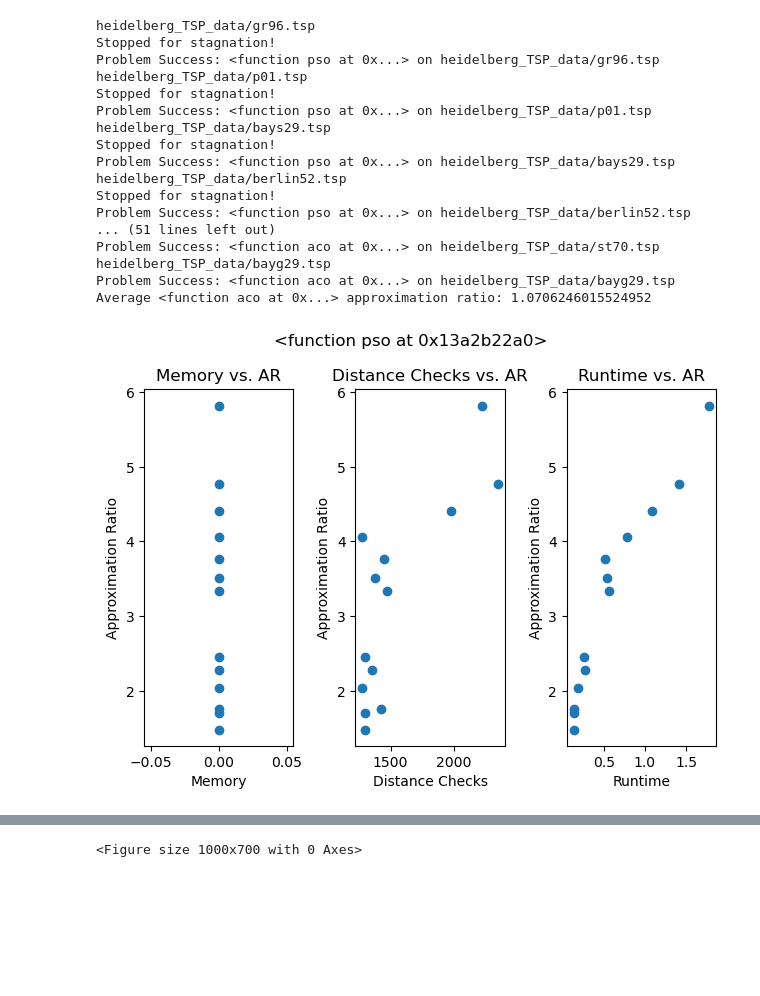
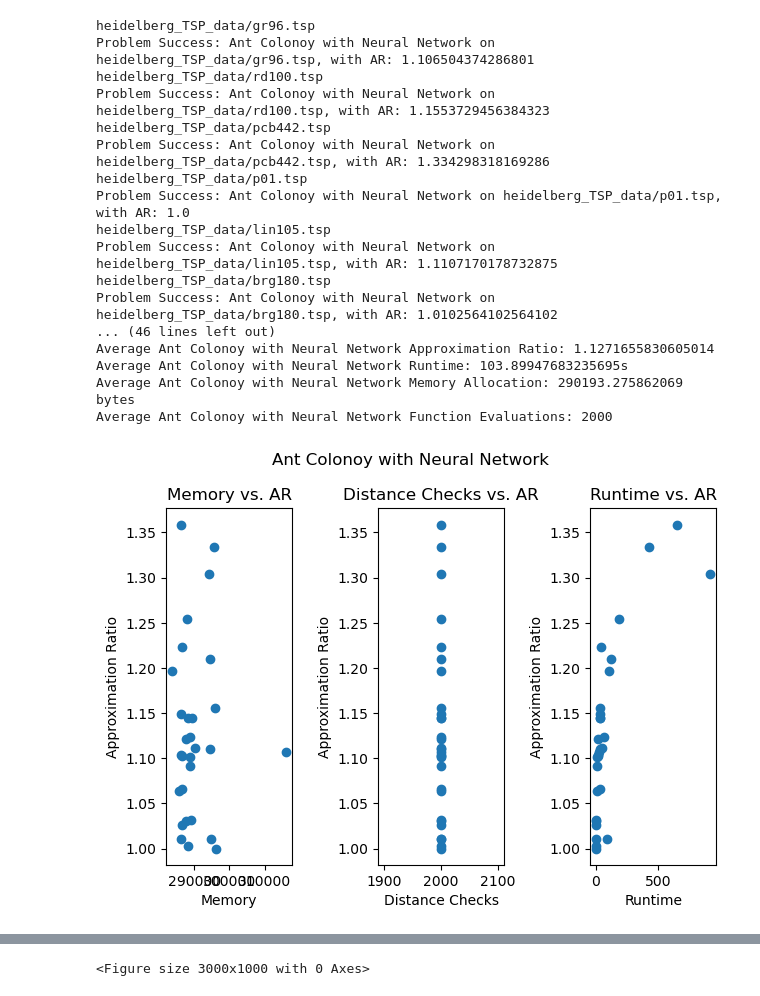
Before and after one commit to conorwell/neural_tsp, a Jupyter notebook: tsp_testing.ipynb, the cells around one changed output, grey strips where cells are left out. Saved outputs shown, nothing was run; the diff lists cells and outputs as text; code cells hidden in the pictures; blank space fills up the shorter version.

Commit message:
completed testing, all integrations, README updates

```diff
--- a/tsp_testing.ipynb
+++ b/tsp_testing.ipynb
@@ -18,6 +19,7 @@ from tabu import tabu_search
 # %%
 def getData(technique, problem):
     start = time.time()
+    tracemalloc.start()
 
     # runs the  problem with the technique
     result = technique(problem.edge_weights)
@@ -30,9 +32,9 @@ def getData(technique, problem):
     runtime = end-start
 
     # memory
-    """TODO: Check that memory actually works"""
-    #memory = torch.cuda.memory_allocated(0)
-    memory = 0
+    memory = tracemalloc.get_traced_memory()[1]
+    tracemalloc.stop()
+
 
     #function evalauations
     func_evals = result['func_evals']
@@ -68,60 +70,61 @@ def generatePlots(results):
     fig.tight_layout()
 # %%
 #collect techniques in list
-techniques = [pso, aco]
+techniques = [T, ACO_NN, ACO, PSO]
 
 #fill problems list
-"""
-directory = 'heidelberg_TSP_data'
-problems = fill_problems(directory)
-"""
+testing_problems = getProbs(problems, 1000)
 
 # run each function on many problems to compare results
 for t in techniques:
     figs = []
     # run each problem on the technique
     results = {'memory' : [], 'runtime': [], 'func_evals': [], 'closeness': []}
-    for p in short_problems:
+    for p in testing_problems:
         print(p.file)
         try:
             #take data and add to list for plotting purposes
-            r = getData(t,p)
+            r = getData(t.function,p)
             results['memory'].append(r['memory'])
             results['func_evals'].append(r['func_evals'])
             results['runtime'].append(r['runtime'])
             results['closeness'].append(r['closeness'])
-            print(f'Problem Success: {t} on {p.file}')
+            print(f'Problem Success: {t.name} on {p.file}, with AR: {r['closeness']}')
         except:
-           print(f'Problem failed: {t} on {p.file}')
+           print(f'Problem failed: {t.name} on {p.file}')
            """uncomment this line to debug algorithms"""
-           r = getData(t,p)
+           #r = getData(t,p)
+
 
     #for each function, generate a subfigure with each plot
-    results['technique'] = t
+    results['technique'] = t.name
     figs.append(generatePlots(results))
-    print(f'Average {t} approximation ratio: {mean(results['closeness'])}')
+    print(f'Average {t.name} Approximation Ratio: {mean(results['closeness'])}')
+    print(f'Average {t.name} Runtime: {mean(results['runtime'])}s')
+    print(f'Average {t.name} Memory Allocation: {mean(results['memory'])} bytes')
+    print(f'Average {t.name} Function Evaluations: {mean(results['func_evals'])}')
 
-
-
-fig = plt.figure(figsize=(10, 7))
+fig = plt.figure(figsize=(30, 10))
 (figs[0]) = fig.subfigures(3, 1)
+title = t.name + 'results.png'
+plt.savefig(title)
 plt.show()
 # %% [output]
 heidelberg_TSP_data/gr96.tsp
-Stopped for stagnation!
-Problem Success: <function pso at 0x...> on heidelberg_TSP_data/gr96.tsp
+Problem Success: Ant Colonoy with Neural Network on heidelberg_TSP_data/gr96.tsp, with AR: 1.106504374286801
+heidelberg_TSP_data/rd100.tsp
+Problem Success: Ant Colonoy with Neural Network on heidelberg_TSP_data/rd100.tsp, with AR: 1.1553729456384323
+heidelberg_TSP_data/pcb442.tsp
+Problem Success: Ant Colonoy with Neural Network on heidelberg_TSP_data/pcb442.tsp, with AR: 1.334298318169286
 heidelberg_TSP_data/p01.tsp
-Stopped for stagnation!
-Problem Success: <function pso at 0x...> on heidelberg_TSP_data/p01.tsp
-heidelberg_TSP_data/bays29.tsp
-Stopped for stagnation!
-Problem Success: <function pso at 0x...> on heidelberg_TSP_data/bays29.tsp
-heidelberg_TSP_data/berlin52.tsp
-Stopped for stagnation!
-Problem Success: <function pso at 0x...> on heidelberg_TSP_data/berlin52.tsp
-... (51 lines left out)
-Problem Success: <function aco at 0x...> on heidelberg_TSP_data/st70.tsp
-heidelberg_TSP_data/bayg29.tsp
-Problem Success: <function aco at 0x...> on heidelberg_TSP_data/bayg29.tsp
-Average <function aco at 0x...> approximation ratio: 1.0706246015524952
+Problem Success: Ant Colonoy with Neural Network on heidelberg_TSP_data/p01.tsp, with AR: 1.0
+heidelberg_TSP_data/lin105.tsp
+Problem Success: Ant Colonoy with Neural Network on heidelberg_TSP_data/lin105.tsp, with AR: 1.1107170178732875
+heidelberg_TSP_data/brg180.tsp
+Problem Success: Ant Colonoy with Neural Network on heidelberg_TSP_data/brg180.tsp, with AR: 1.0102564102564102
+... (46 lines left out)
+Average Ant Colonoy with Neural Network Approximation Ratio: 1.1271655830605014
+Average Ant Colonoy with Neural Network Runtime: 103.89947683235695s
+Average Ant Colonoy with Neural Network Memory Allocation: 290193.275862069 bytes
+Average Ant Colonoy with Neural Network Function Evaluations: 2000
-[figure, old version]
+[figure, new version]
@@ -129 +131 @@ Average <function aco at 0x...> approximation ratio: 1.0706246015524952
-<Figure size 1000x700 with 0 Axes>
+<Figure size 3000x1000 with 0 Axes>
```
Also changed, not shown: parts of 12 cells of this notebook, 3 other files.
